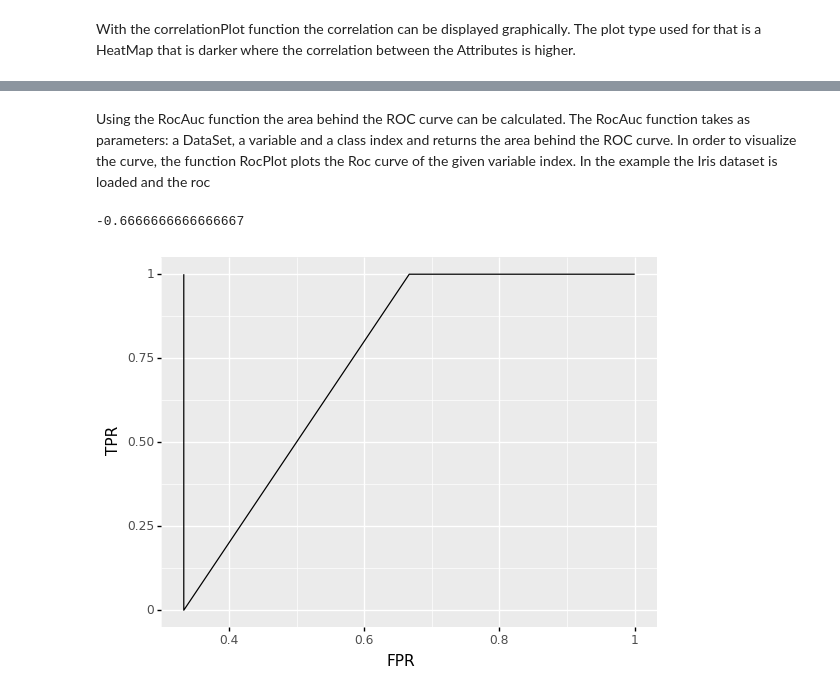
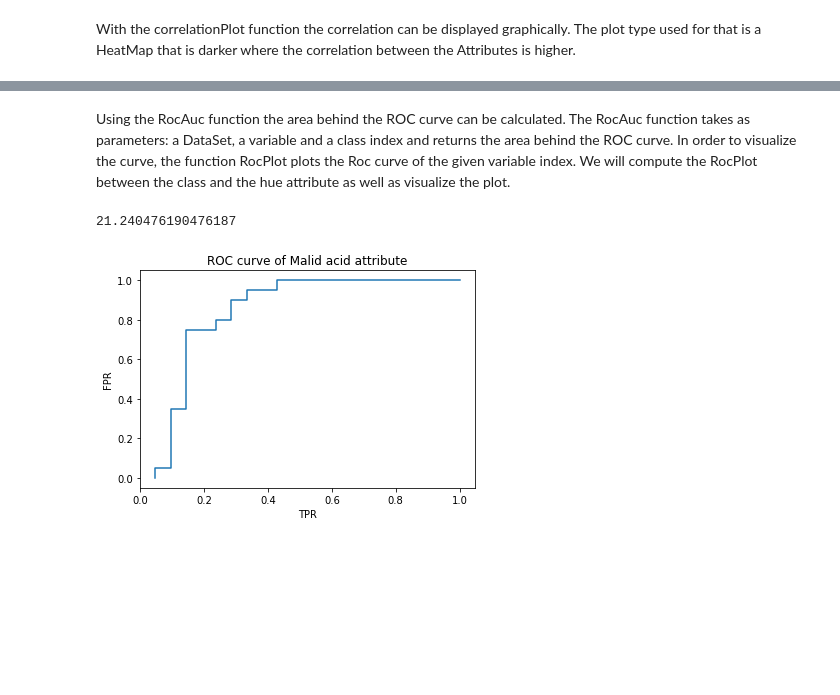
Before and after one commit to nuriale207/preprocesspack, a Jupyter notebook: Tutorial.ipynb, the cells around one changed output, grey strips where cells are left out. Drawn from its saved outputs; the diff is of its cells as text; code cells hidden in the pictures; blank space fills up the shorter version.

```diff
--- a/Tutorial.ipynb
+++ b/Tutorial.ipynb
@@ -319,8 +327,8 @@ ValueError: list.remove(x): x not in list
 # %% [markdown]
-Using the RocAuc function the area behind the ROC curve can be calculated. The RocAuc function takes as parameters: a DataSet, a variable and a class index and returns the area behind the ROC curve. In order to visualize the curve, the function RocPlot plots the Roc curve of the given variable index. In the example the Iris dataset is loaded and the roc
+Using the RocAuc function the area behind the ROC curve can be calculated. The RocAuc function takes as parameters: a DataSet, a variable and a class index and returns the area behind the ROC curve. In order to visualize the curve, the function RocPlot plots the Roc curve of the given variable index. We will compute the RocPlot between the class and the hue attribute as well as visualize the plot.
 # %%
-    print(ds.rocAuc(1,2))
-graphics.rocPlot(ds,1,2)
+print(wineData.rocAuc(2,0))
+graphics.rocPlot(wineData,2,0)
 # %% [output]
--0.6666666666666667
+21.240476190476187
-[figure, old version]
+[figure, new version]
```
Also changed, not shown: parts of 14 cells of this notebook, 4 other files.
